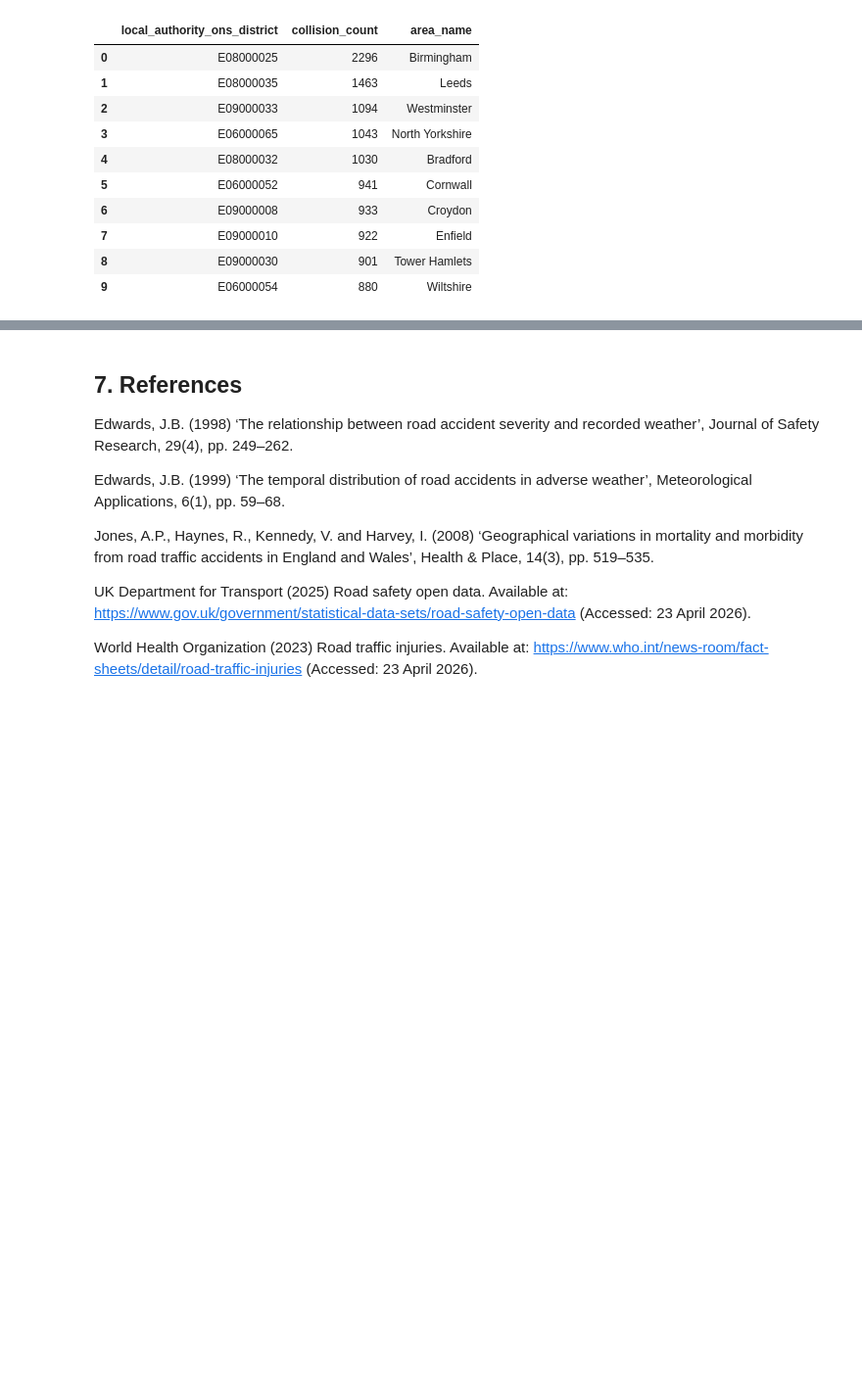
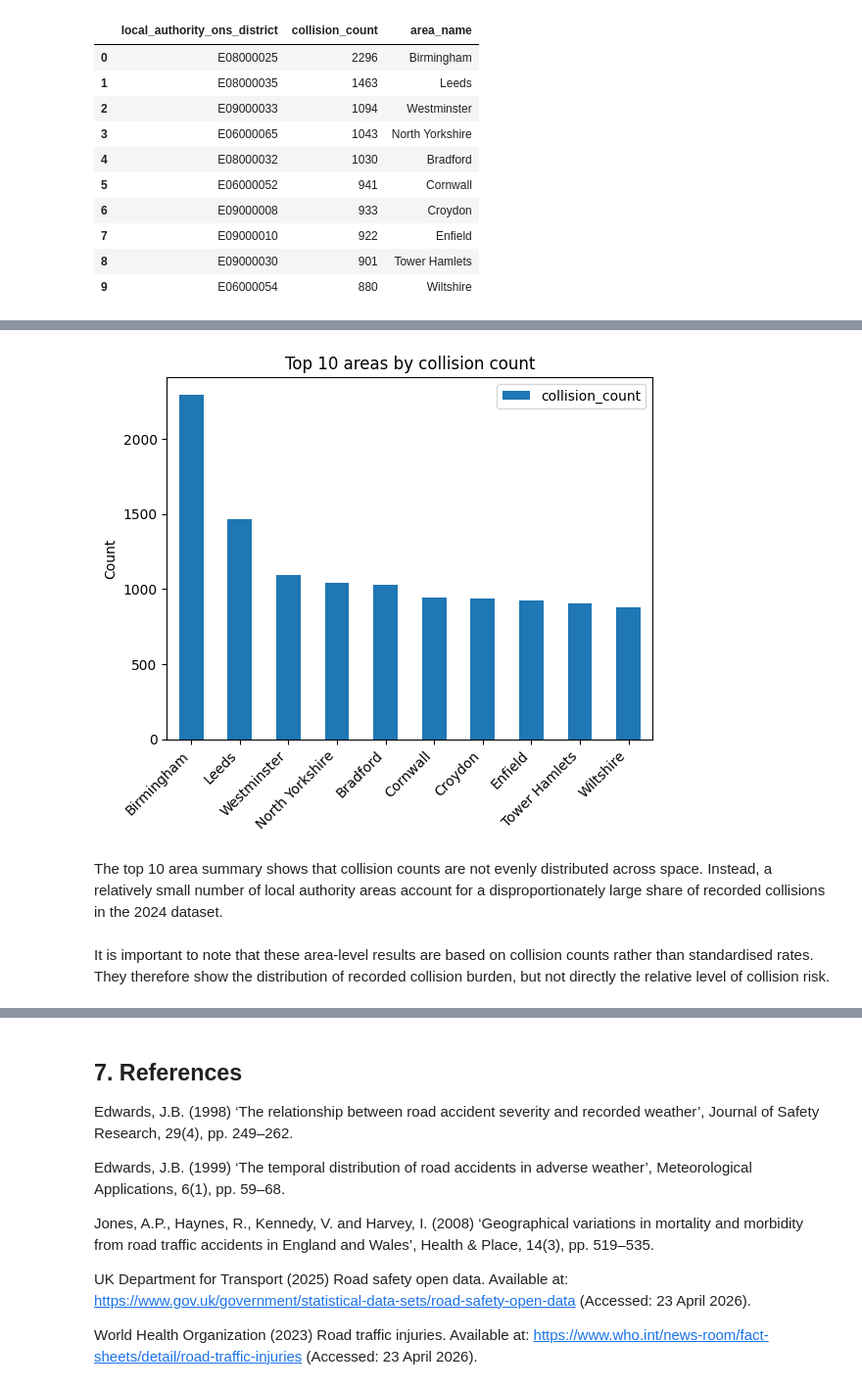
Before and after one commit to zczqcx5/CASA0006_dataset, a Jupyter notebook: CASA0006_RoadSafety.ipynb, the cells around one changed output, grey strips where cells are left out. Shown at 98% size. Drawn from its saved outputs; the diff is of its cells as text; code cells hidden in the pictures; blank space fills up the shorter version.

```diff
--- a/CASA0006_RoadSafety.ipynb
+++ b/CASA0006_RoadSafety.ipynb
@@ -104,4 +44,3 @@ The 2024 UK road safety collision dataset was loaded from a local project folder
 # %%
-file_path = "data/dft-road-casualty-statistics-collision-2024.csv"
+file_path = "https://raw.githubusercontent.com/zczqcx5/CASA0006_dataset/main/data/dft-road-casualty-statistics-collision-2024.csv"
 df = pd.read_csv(file_path, low_memory=False)
-df.head()
@@ -291,6 +274,6 @@ memory usage: 8.7 MB
 
 The official 2024 code list was loaded from the accompanying data guide. This was used to translate coded variables into human-readable labels for analysis and visualisation.
 # %%
-guide_path = "data/dft-road-casualty-statistics-road-safety-open-dataset-data-guide-2024.xlsx"
+guide_path = "https://raw.githubusercontent.com/zczqcx5/CASA0006_dataset/main/data/dft-road-casualty-statistics-road-safety-open-dataset-data-guide-2024.xlsx"
 guide_sheets = pd.ExcelFile(guide_path)
-guide_sheets.sheet_names
+codebook = pd.read_excel(guide_path, sheet_name="2024_code_list")
@@ -644,3 +626,6 @@ area_counts.head(10)
 | 7 | E09000010 | 922 | Enfield |
 | 8 | E09000030 | 901 | Tower Hamlets |
 | 9 | E06000054 | 880 | Wiltshire |
+# %%
+top10_areas = area_counts.head(10)
+top10_areas[["area_name", "collision_count"]]
@@ -646,0 +644,17 @@ area_counts.head(10)
+# %%
+top10_areas.plot(
+    x="area_name",
+    y="collision_count",
+    kind="bar"
+)
+plt.title("Top 10 areas by collision count")
+plt.ylabel("Count")
+plt.xlabel("")
+plt.xticks(rotation=45, ha="right")
+plt.show()
+# %% [output]
+[figure, added]
+# %% [markdown]
+The top 10 area summary shows that collision counts are not evenly distributed across space. Instead, a relatively small number of local authority areas account for a disproportionately large share of recorded collisions in the 2024 dataset.
+# %% [markdown]
+It is important to note that these area-level results are based on collision counts rather than standardised rates. They therefore show the distribution of recorded collision burden, but not directly the relative level of collision risk.
```
Also changed, not shown: parts of 22 cells of this notebook.
